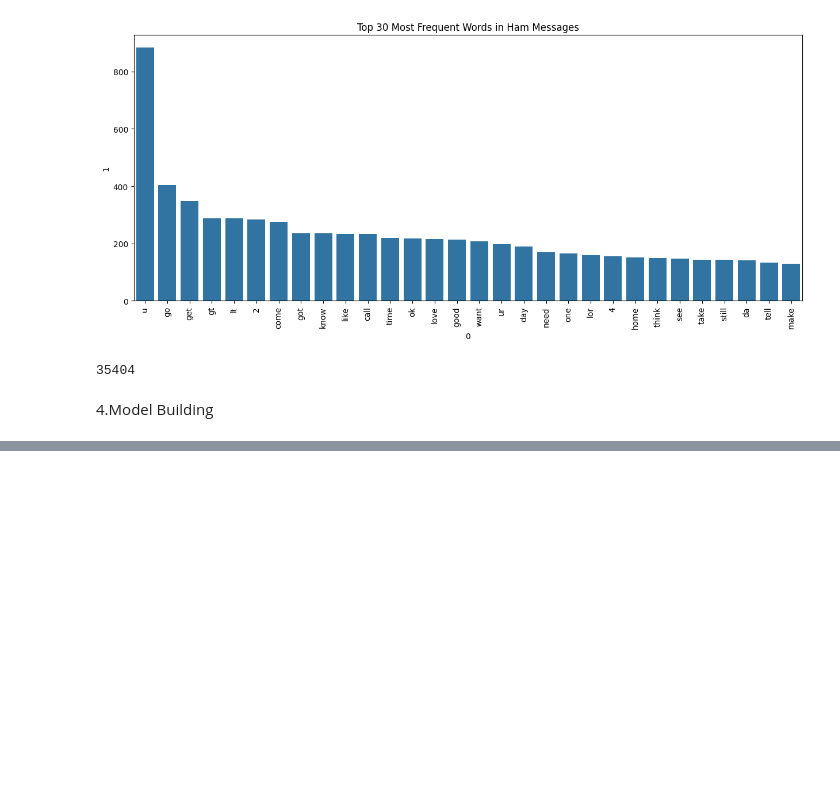
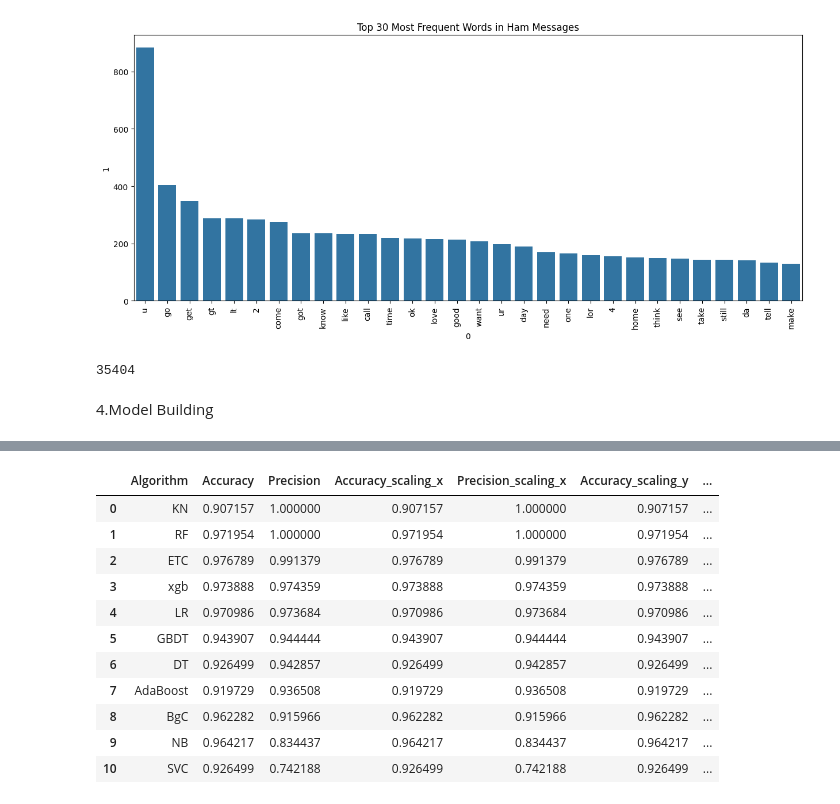
Before and after one commit to Kazi-Sadman/sms_spam_classifier, a Jupyter notebook: sms_spam_ditection.ipynb, the cells around one changed output, grey strips where cells are left out. Saved outputs shown, nothing was run; the diff lists cells and outputs as text; code cells hidden in the pictures; blank space fills up the shorter version.

```diff
--- a/sms_spam_ditection.ipynb
+++ b/sms_spam_ditection.ipynb
@@ -577,0 +806,23 @@ len(ham_corpus)
+# %%
+temp_df = pd.DataFrame({'Algorithm':clfs.keys(),'Accuracy_scaling':accuracy_scores,'Precision_scaling':precision_scores}).sort_values('Precision_scaling',ascending=False)
+# %%
+new_df = performance_df.merge(temp_df,on='Algorithm')
+# %%
+new_df_scaled = new_df.merge(temp_df,on='Algorithm')
+# %%
+temp_df = pd.DataFrame({'Algorithm':clfs.keys(),'Accuracy_num_chars':accuracy_scores,'Precision_num_chars':precision_scores}).sort_values('Precision_num_chars',ascending=False)
+# %%
+new_df_scaled.merge(temp_df,on='Algorithm')
+# %% [output]
+|  | Algorithm | Accuracy | Precision | Accuracy_scaling_x | Precision_scaling_x | Accuracy_scaling_y | ... |
+| 0 | KN | 0.907157 | 1.000000 | 0.907157 | 1.000000 | 0.907157 | ... |
+| 1 | RF | 0.971954 | 1.000000 | 0.971954 | 1.000000 | 0.971954 | ... |
+| 2 | ETC | 0.976789 | 0.991379 | 0.976789 | 0.991379 | 0.976789 | ... |
+| 3 | xgb | 0.973888 | 0.974359 | 0.973888 | 0.974359 | 0.973888 | ... |
+| 4 | LR | 0.970986 | 0.973684 | 0.970986 | 0.973684 | 0.970986 | ... |
+| 5 | GBDT | 0.943907 | 0.944444 | 0.943907 | 0.944444 | 0.943907 | ... |
+| 6 | DT | 0.926499 | 0.942857 | 0.926499 | 0.942857 | 0.926499 | ... |
+| 7 | AdaBoost | 0.919729 | 0.936508 | 0.919729 | 0.936508 | 0.919729 | ... |
+| 8 | BgC | 0.962282 | 0.915966 | 0.962282 | 0.915966 | 0.962282 | ... |
+| 9 | NB | 0.964217 | 0.834437 | 0.964217 | 0.834437 | 0.964217 | ... |
+| 10 | SVC | 0.926499 | 0.742188 | 0.926499 | 0.742188 | 0.926499 | ... |
```
Also changed, not shown: parts of 35 cells of this notebook, 2 other files.
